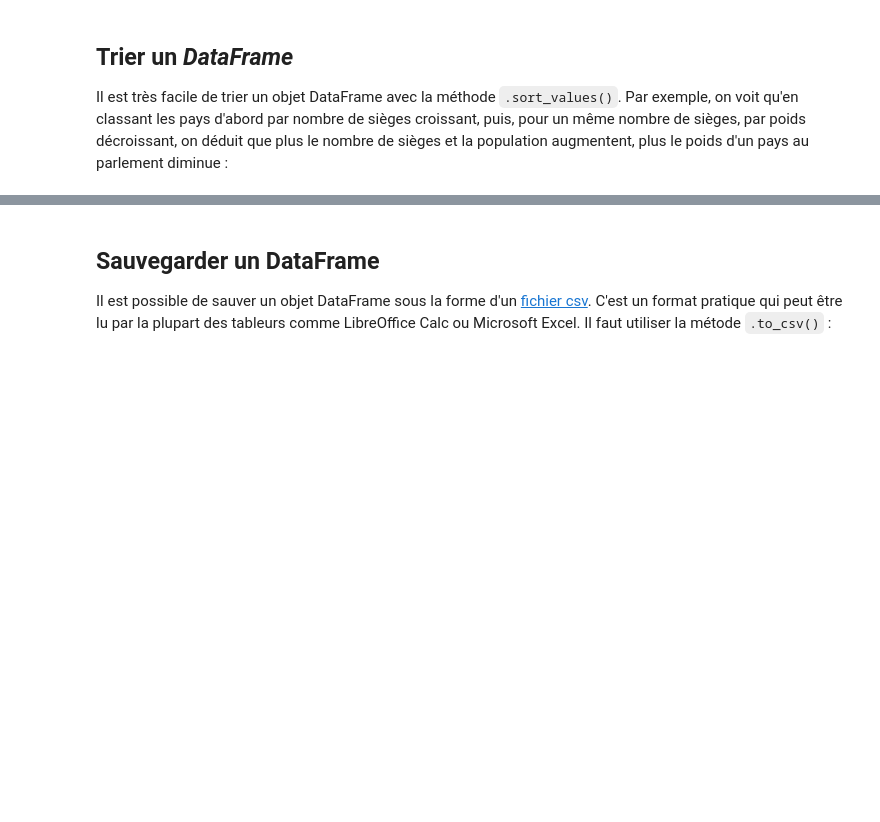
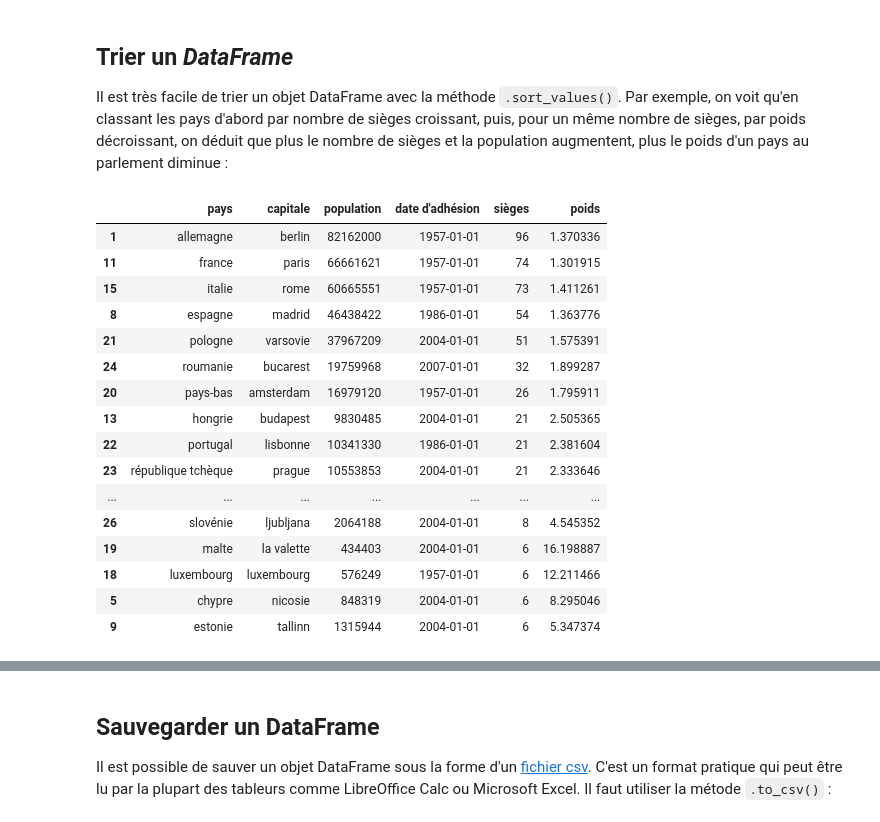
Before and after one commit to kmiloarguello/physique-numerique, a Jupyter notebook: etu-02-demarche-de-modelisation/etu-01-dictionnaires-pandas.ipynb, the cells around one changed output, grey strips where cells are left out. Cells and saved outputs as stored; diff of their text form; code cells hidden in the pictures; blank space fills up the shorter version.

```diff
--- a/etu-02-demarche-de-modelisation/etu-01-dictionnaires-pandas.ipynb
+++ b/etu-02-demarche-de-modelisation/etu-01-dictionnaires-pandas.ipynb
@@ -465,0 +476,6 @@ print(ligne_turquie)
+# %%
+# en supposant un pays hors de l'europe
+ligne_co = pd.Series(data = ['colombie', 'bogota', 8123213, np.datetime64('2022', 'Y')],
+                     index=df_europe.columns, name=29)
+
+print(df_europe.columns)
@@ -471,0 +494,6 @@ df_europe.tail(n = 2)
+# %%
+# Ajout de la ligne à l'objet DataFrame
+df_europe = df_europe.append(ligne_co)
+
+# Affichage des 2 dernières lignes
+df_europe.tail(n = 2)
@@ -485,3 +521,5 @@ df_europe.tail(n = 2)
+# %%
+df_europe = df_europe.drop([29]) # remove the line i added
 # %% [markdown]
 Il est beaucoup plus simple d'ajouter une colonne à un DataFrame. On peut le faire de la même manière que l'on ajoute une paire clé-valeur à un dictionnaire. Par exemple, ajoutons la colonne qui donne le nombre de sièges au parlement européen pour chaque pays de l'UE :
 # %%
@@ -521,3 +581,16 @@ $$\bar{N}_i = \frac{N_i}{\sum_i N_i}\times 100$$
 
 3. Ajouter une nouvelle colonne au DataFrame `df_europe` avec le nom `'poids'` qui contient $\bar{N}_i$
 4. Afficher les colonnes `'pays'` et `'poids'` du DataFrame `df_europe` pour les 20 premières lignes
+# %%
+
+# 1
+N_1 = df_europe['sièges'] / df_europe['population']
+
+# 2  - normaliser
+N_1 = ( N_1 / N_1.sum() ) * 100
+
+# 3
+df_europe['poids'] = N_1
+
+# 4
+print(df_europe[['pays','poids']].head(n=20))
@@ -526,4 +617,22 @@ $$\bar{N}_i = \frac{N_i}{\sum_i N_i}\times 100$$
 
 Il est très facile de trier un objet DataFrame avec la méthode `.sort_values()`. Par exemple, on voit qu'en classant les pays d'abord par nombre de sièges croissant, puis, pour un même nombre de sièges, par poids décroissant, on déduit que plus le nombre de sièges et la population augmentent, plus le poids d'un pays au parlement diminue :
 # %%
-df_europe.sort_values(by = ['sièges', 'poids'], ascending = [True, False])
+df_europe.sort_values(by = ['sièges', 'poids', 'population'], ascending = [False, False,False])
+# %% [output]
+|  | pays | capitale | population | date d'adhésion | sièges | poids |
+| 1 | allemagne | berlin | 82162000 | 1957-01-01 | 96 | 1.370336 |
+| 11 | france | paris | 66661621 | 1957-01-01 | 74 | 1.301915 |
+| 15 | italie | rome | 60665551 | 1957-01-01 | 73 | 1.411261 |
+| 8 | espagne | madrid | 46438422 | 1986-01-01 | 54 | 1.363776 |
+| 21 | pologne | varsovie | 37967209 | 2004-01-01 | 51 | 1.575391 |
+| 24 | roumanie | bucarest | 19759968 | 2007-01-01 | 32 | 1.899287 |
+| 20 | pays-bas | amsterdam | 16979120 | 1957-01-01 | 26 | 1.795911 |
+| 13 | hongrie | budapest | 9830485 | 2004-01-01 | 21 | 2.505365 |
+| 22 | portugal | lisbonne | 10341330 | 1986-01-01 | 21 | 2.381604 |
+| 23 | république tchèque | prague | 10553853 | 2004-01-01 | 21 | 2.333646 |
+| ... | ... | ... | ... | ... | ... | ... |
+| 26 | slovénie | ljubljana | 2064188 | 2004-01-01 | 8 | 4.545352 |
+| 19 | malte | la valette | 434403 | 2004-01-01 | 6 | 16.198887 |
+| 18 | luxembourg | luxembourg | 576249 | 1957-01-01 | 6 | 12.211466 |
+| 5 | chypre | nicosie | 848319 | 2004-01-01 | 6 | 8.295046 |
+| 9 | estonie | tallinn | 1315944 | 2004-01-01 | 6 | 5.347374 |
```
Also changed, not shown: parts of 14 cells of this notebook, 2 other files.
